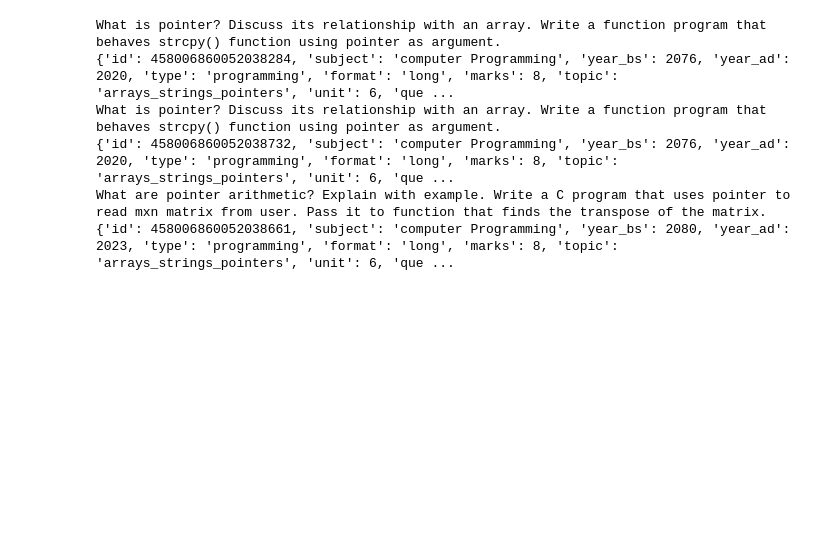
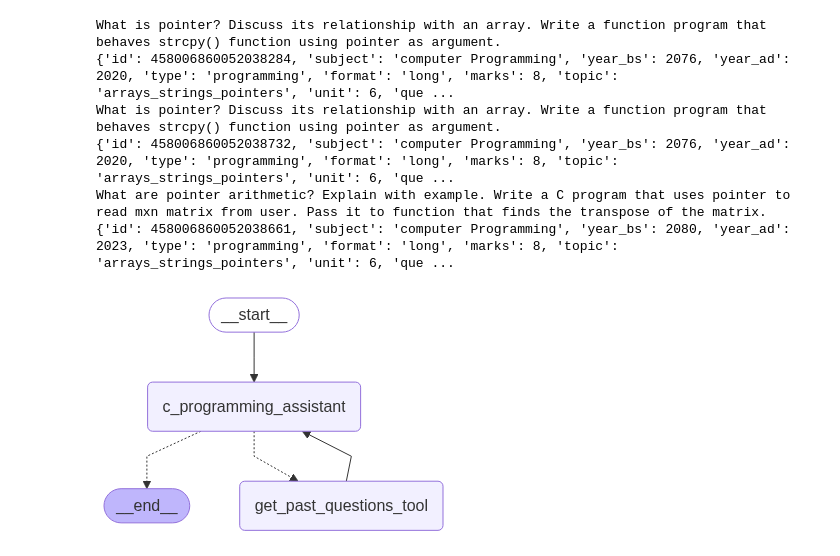
Before and after one commit to paudelnirajan/IOE-GPT, a Jupyter notebook: cgpt.ipynb, the cells around one changed output. Cells and saved outputs as stored; diff of their text form; code cells hidden in the pictures; blank space fills up the shorter version.

Commit message:
adding agent layer

```diff
--- a/cgpt.ipynb
+++ b/cgpt.ipynb
@@ -402,3 +402,43 @@ What is pointer? Discuss its relationship with an array. Write a function progra
 {'id': 458006860052038732, 'subject': 'computer Programming', 'year_bs': 2076, 'year_ad': 2020, 'type': 'programming', 'format': 'long', 'marks': 8, 'topic': 'arrays_strings_pointers', 'unit': 6, 'que ...
 What are pointer arithmetic? Explain with example. Write a C program that uses pointer to read mxn matrix from user. Pass it to function that finds the transpose of the matrix.
 {'id': 458006860052038661, 'subject': 'computer Programming', 'year_bs': 2080, 'year_ad': 2023, 'type': 'programming', 'format': 'long', 'marks': 8, 'topic': 'arrays_strings_pointers', 'unit': 6, 'que ...
+# %%
+from IPython.display import Image, display
+from langgraph.graph import StateGraph
+from Graph.tools.c_programming_tool import get_past_questions
+from core.assistant import Assistant, create_tool_node_with_fallback
+from core.state import State
+from Graph.assistants.c_programing_agent import get_c_programming_runnable
+from langgraph.graph import START, END
+from Graph.routes.c_programming_router import agent_router
+from langgraph.checkpoint.memory import MemorySaver
+
+builder = StateGraph(State)
+
+builder.add_node("c_programming_assistant", Assistant(get_c_programming_runnable()))
+builder.add_node("get_past_questions_tool", create_tool_node_with_fallback([get_past_questions]))
+
+builder.add_edge(START, "c_programming_assistant")
+builder.add_conditional_edges(
+    "c_programming_assistant",
+    agent_router,
+    [
+        "get_past_questions_tool",
+        END
+    ]
+    )
+
+builder.add_edge("get_past_questions_tool", "c_programming_assistant")
+
+memory = MemorySaver()
+
+graph = builder.compile(checkpointer=memory)
+
+
+try:
+    display(Image(graph.get_graph(xray=True).draw_mermaid_png()))
+except Exception:
+    # This requires some extra dependencies and is optional
+    pass
+# %% [output]
+[figure, added]
```
Also changed, not shown: parts of 1 cell of this notebook, 7 other files.
